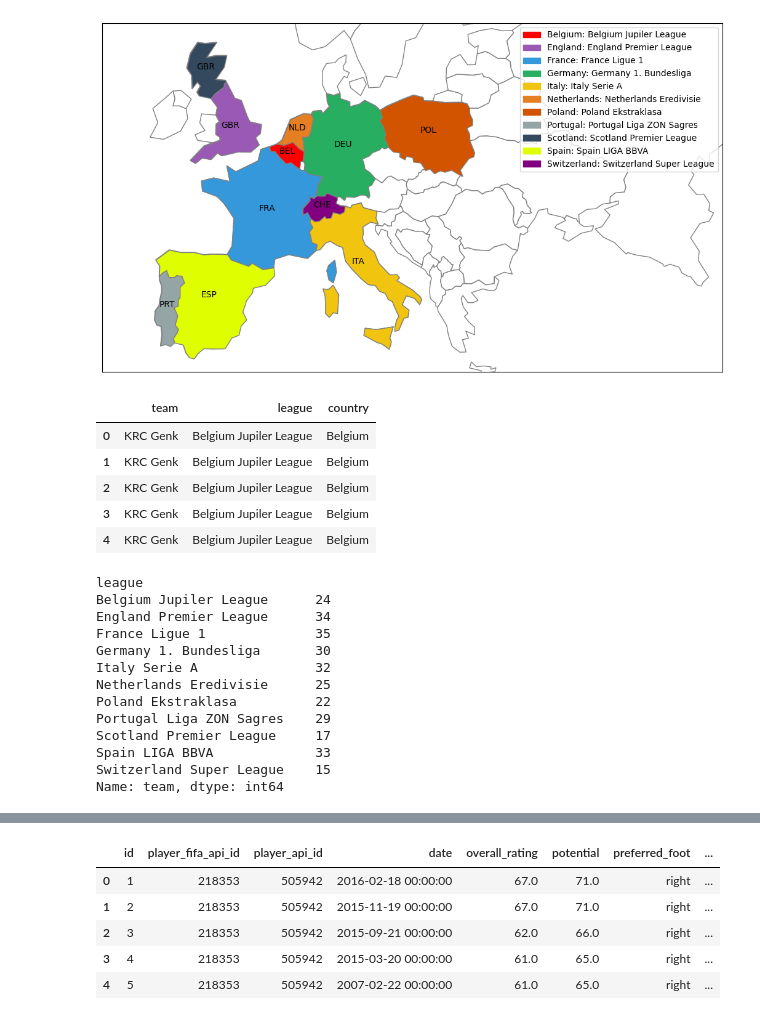
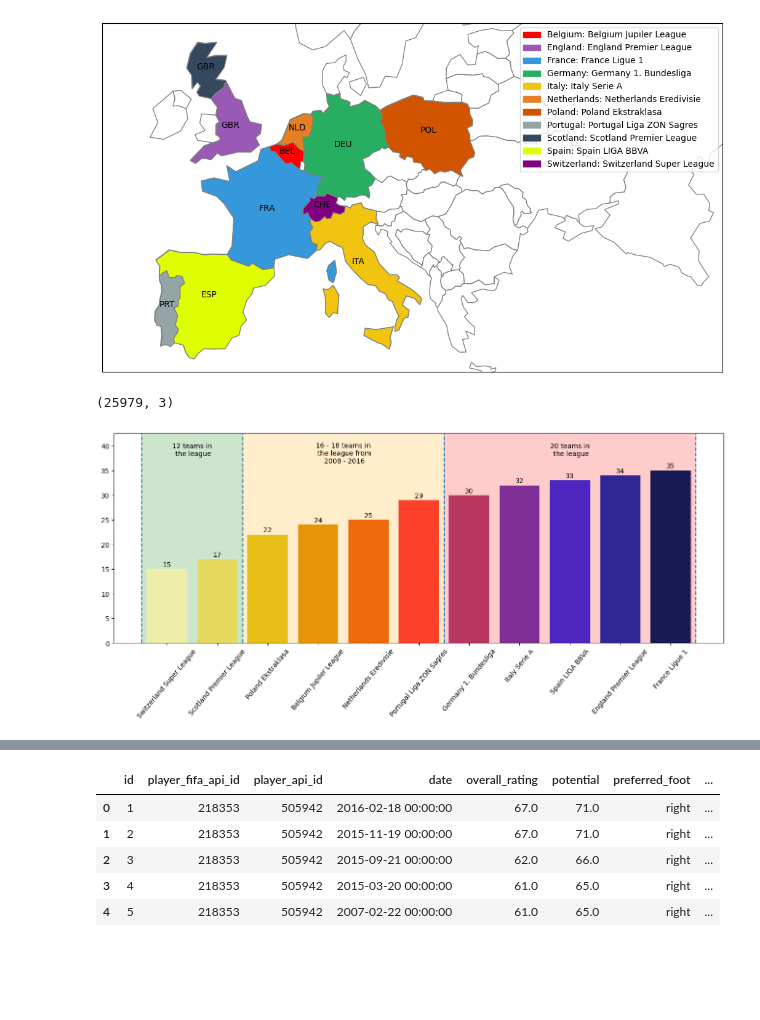
Before and after one commit to nihal-DS/Euro-Soccer-Analysis, a Jupyter notebook: Euro_Soccer1.ipynb, the cells around one changed output, grey strips where cells are left out. Drawn from its saved outputs; the diff is of its cells as text; code cells hidden in the pictures; blank space fills up the shorter version.

Commit message:
plots

```diff
--- a/Euro_Soccer1.ipynb
+++ b/Euro_Soccer1.ipynb
@@ -15,8 +16,8 @@ import warnings
 warnings.filterwarnings(action = 'ignore')
 # %%
 # # Esatblishing connection with db
-conn = sqlite3.connect("database.sqlite")
-cur = conn.cursor()
+# conn = sqlite3.connect("database.sqlite")
+# cur = conn.cursor()
 
 # # Checking the values in 'Player Attribute' table
 # cur.execute("""SELECT * FROM Player_Attributes LIMIT 3""")
@@ -24,9 +25,9 @@ cur = conn.cursor()
 #     print(row)
 
 # # Checking the names of all tables in the db
-cur.execute("""SELECT name FROM sqlite_schema WHERE type='table' ORDER BY name""")
-for row in cur:
-    print(row)
+# cur.execute("""SELECT name FROM sqlite_schema WHERE type='table' ORDER BY name""")
+# for row in cur:
+#     print(row)
 
 # # Saving all column names on 'Player Attribut' table
 # table_col_names = []
@@ -189,27 +181,38 @@ temp = pd.merge(left = df_match[['country_id', 'league_id', 'home_team_api_id',
 team_league = pd.merge(left = temp, right = df_league, left_on = 'country_id', right_on = 'id')
 team_league_country = pd.merge(left = team_league, right = df_countries, left_on = 'country_id_x', right_on = 'id')[['team_long_name', 'name_x', 'name_y']]
 team_league_country = team_league_country.rename(columns = {'team_long_name': 'team','name_x': 'league', 'name_y': 'country'})
-team_league_country.head()
+team_league_country.shape
 # %% [output]
-|  | team | league | country |
-| 0 | KRC Genk | Belgium Jupiler League | Belgium |
-| 1 | KRC Genk | Belgium Jupiler League | Belgium |
-| 2 | KRC Genk | Belgium Jupiler League | Belgium |
-| 3 | KRC Genk | Belgium Jupiler League | Belgium |
-| 4 | KRC Genk | Belgium Jupiler League | Belgium |
+(25979, 3)
 # %%
-team_league_country.groupby('league').nunique()['team']
+unique_teams = team_league_country.groupby('league').nunique()['team']
+unique_teams = unique_teams.sort_values()
-# %% [output]
-league
-Belgium Jupiler League      24
-England Premier League      34
-France Ligue 1              35
-Germany 1. Bundesliga       30
-Italy Serie A               32
-Netherlands Eredivisie      25
-Poland Ekstraklasa          22
-Portugal Liga ZON Sagres    29
-Scotland Premier League     17
-Spain LIGA BBVA             33
-Switzerland Super League    15
-Name: team, dtype: int64
+# %%
+# Leagues with the highest number of unique teams over the 8 year range
+plt.figure(figsize = (13, 6), layout = 'constrained')
+
+pal = list(sns.color_palette(palette='CMRmap_r', n_colors=len(unique_teams.values)).as_hex())
+
+plt.axvspan(-0.5, 1.5, color='g', alpha=0.2, lw=0)
+plt.axvspan(1.5, 5.5, color='orange', alpha=0.2, lw=0)
+plt.axvspan(5.5, 10.5, color='r', alpha=0.2, lw=0)
+
+plt.bar(x = unique_teams.index, height = unique_teams.values, color = pal)
+
+plt.tick_params(axis = 'x', rotation = 50)
+for i, j in enumerate(unique_teams.values):
+    plt.text(x = i, y = j + 0.5, s = j, ha = 'center')
+
+plt.vlines(x = -0.5, ymin = 0, ymax = 45, linestyles = 'dashed')
+plt.vlines(x = 1.5, ymin = 0, ymax = 45, linestyles = 'dashed')
+plt.vlines(x = 5.5, ymin = 0, ymax = 45, linestyles = 'dashed')
+plt.vlines(x = 10.5, ymin = 0, ymax = 45, linestyles = 'dashed')
+
+plt.text(x = 0.5, y = 38, s = '12 teams in\n the league', ha = 'center')
+plt.text(x = 3.5, y = 36.5, s = '16 - 18 teams in\n the league from\n 2008 - 2016', ha = 'center')
+plt.text(x = 8, y = 38, s = '20 teams in\n the league', ha = 'center')
+
+plt.ylim(0, 42.5)
+plt.show()
+# %% [output]
+[figure, added]
```
Also changed, not shown: parts of 9 cells of this notebook.
